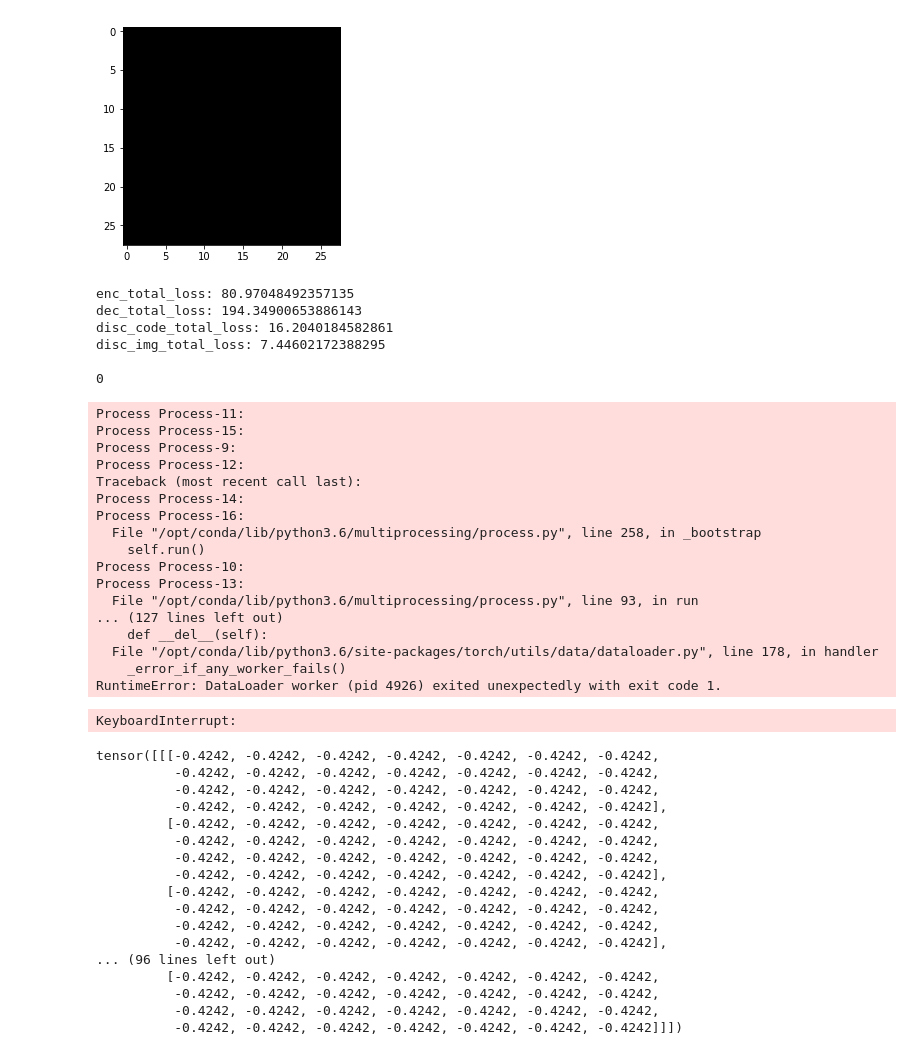
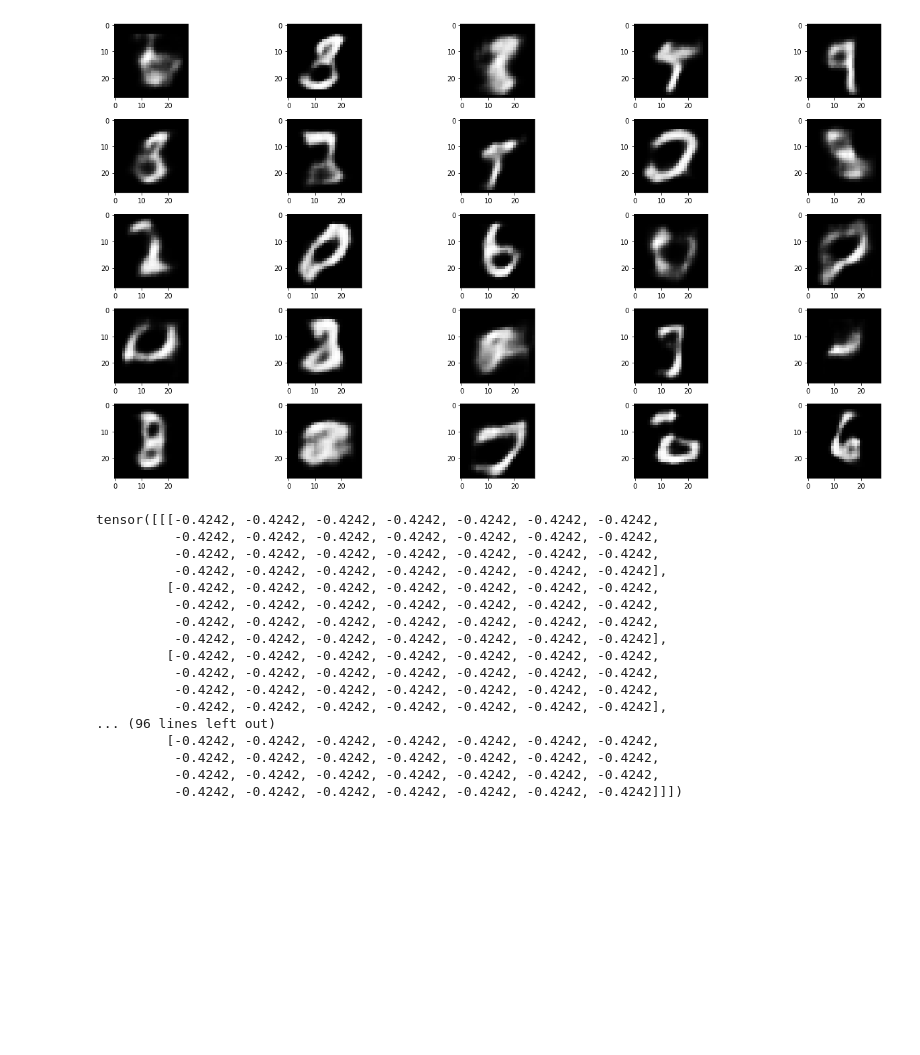
Before and after one commit to ne-bo/BML_2018, a Jupyter notebook: aae+.ipynb, the cells around one changed output. Drawn from its saved outputs; the diff is of its cells as text; code cells hidden in the pictures; blank space fills up the shorter version.

Commit message:
last update

```diff
--- a/aae+.ipynb
+++ b/aae+.ipynb
@@ -271,44 +216,21 @@ import time
-# %%
-for i in range(100):
-    train_epoch()
-    torch.save(encoder, "encoder")
-    torch.save(decoder, "decoder")
-    torch.save(disc_code, "disc_code")
-    torch.save(disc_img, "disc_img")
-    torch.save(code_gen, "code_gen")
-    print(i)
-# %% [output]
-[figure, removed]
-enc_total_loss: 80.97048492357135
-dec_total_loss: 194.34900653886143
-disc_code_total_loss: 16.2040184582861
-disc_img_total_loss: 7.44602172388295
-
-0
-Process Process-11:
-Process Process-15:
-Process Process-9:
-Process Process-12:
-Traceback (most recent call last):
-Process Process-14:
-Process Process-16:
-  File "/opt/conda/lib/python3.6/multiprocessing/process.py", line 258, in _bootstrap
-    self.run()
-Process Process-10:
-Process Process-13:
-  File "/opt/conda/lib/python3.6/multiprocessing/process.py", line 93, in run
-... (127 lines left out)
-    def __del__(self):
-  File "/opt/conda/lib/python3.6/site-packages/torch/utils/data/dataloader.py", line 178, in handler
-    _error_if_any_worker_fails()
-RuntimeError: DataLoader worker (pid 4926) exited unexpectedly with exit code 1.
-KeyboardInterrupt:
 # %%
 for x, y in data_loader:
     x_enc = encoder(x.cuda())
     break
-# %%
-decoder = decoder.to(device)
+# %%
+n_rows = 5
+n_columns = 5
+f, axes = plt.subplots(n_rows, n_columns, figsize=(19, 10))
+z = (torch.randn((n_rows*n_columns, code_size))).to(device)
+z_code = code_gen(z)
+data_samples = decoder(z_code)
+
+for i in range(n_rows):
+    for j in range(n_columns):
+        axes[i][j].imshow(((data_samples[n_rows*i+j].data.cpu().numpy()+1)/2).reshape(28,28), cmap='gray')
+f.tight_layout()
+# %% [output]
+[figure, added]
 # %%
 x_rec = decoder(x_enc[0].unsqueeze(0))
 # %%
```
Also changed, not shown: parts of 7 cells of this notebook, 1 other file.
